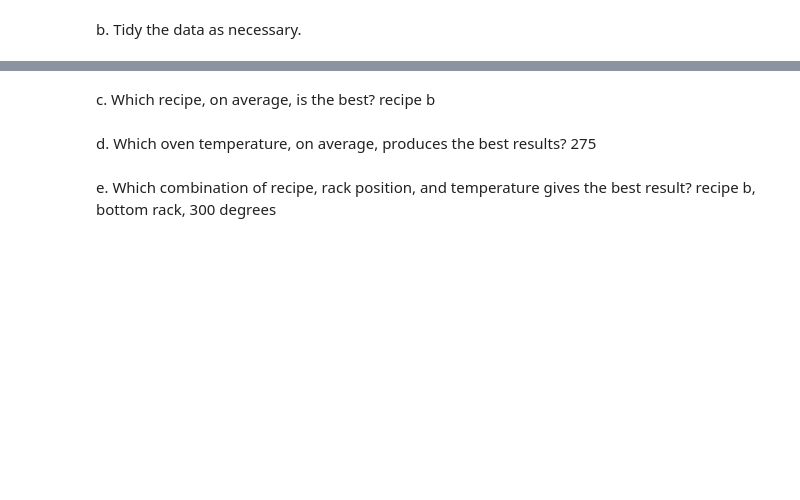
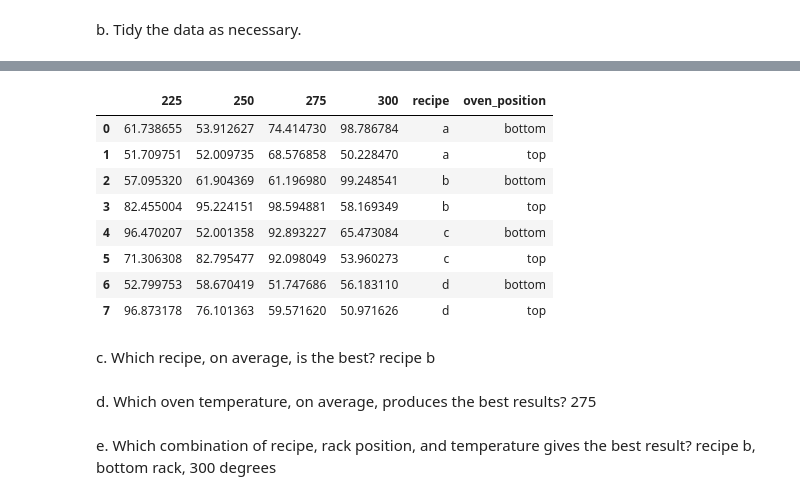
Before and after one commit to ThompsonBethany01/classification-exercises, a Jupyter notebook: tidy_data.ipynb, the cells around one changed output, grey strips where cells are left out. Drawn from its saved outputs; the diff is of its cells as text; code cells hidden in the pictures; blank space fills up the shorter version.

```diff
--- a/tidy_data.ipynb
+++ b/tidy_data.ipynb
@@ -100,3 +123,6 @@ c. Is this the best shape for the data?
 # 3. Cake Recipes
 # %% [markdown]
 a. Read the cake_recipes.csv data. This data set contains cake tastiness scores for combinations of different recipes, oven rack positions, and oven temperatures.
+# %%
+#loading data
+cake_df = pd.read_csv('cake_recipes.csv')
@@ -103,2 +141,5 @@ a. Read the cake_recipes.csv data. This data set contains cake tastiness scores
 # %% [markdown]
 b. Tidy the data as necessary.
+# %%
+cake_df = cake_df.rename(columns={'recipe:position':'position'})
+cake_df
@@ -105,3 +156,26 @@ b. Tidy the data as necessary.
+# %%
+# splitting position column into letter and descriptive variable
+cake_position = cake_df.position.str.split(':', expand=True)
+
+#naming columns from split variables
+cake_position.columns = ['recipe', 'oven_position']
+
+#adding original df and split variables together into new variable
+tidy_df = pd.concat([cake_df, cake_position], axis=1)
+
+#dropping columns we don't need
+tidy_df = tidy_df.drop(['position'],axis=1)
+tidy_df
+# %% [output]
+|  | 225 | 250 | 275 | 300 | recipe | oven_position |
+| 0 | 61.738655 | 53.912627 | 74.414730 | 98.786784 | a | bottom |
+| 1 | 51.709751 | 52.009735 | 68.576858 | 50.228470 | a | top |
+| 2 | 57.095320 | 61.904369 | 61.196980 | 99.248541 | b | bottom |
+| 3 | 82.455004 | 95.224151 | 98.594881 | 58.169349 | b | top |
+| 4 | 96.470207 | 52.001358 | 92.893227 | 65.473084 | c | bottom |
+| 5 | 71.306308 | 82.795477 | 92.098049 | 53.960273 | c | top |
+| 6 | 52.799753 | 58.670419 | 51.747686 | 56.183110 | d | bottom |
+| 7 | 96.873178 | 76.101363 | 59.571620 | 50.971626 | d | top |
 # %% [markdown]
 c. Which recipe, on average, is the best? recipe b
 # %% [markdown]
```
Also changed, not shown: parts of 6 cells of this notebook.
